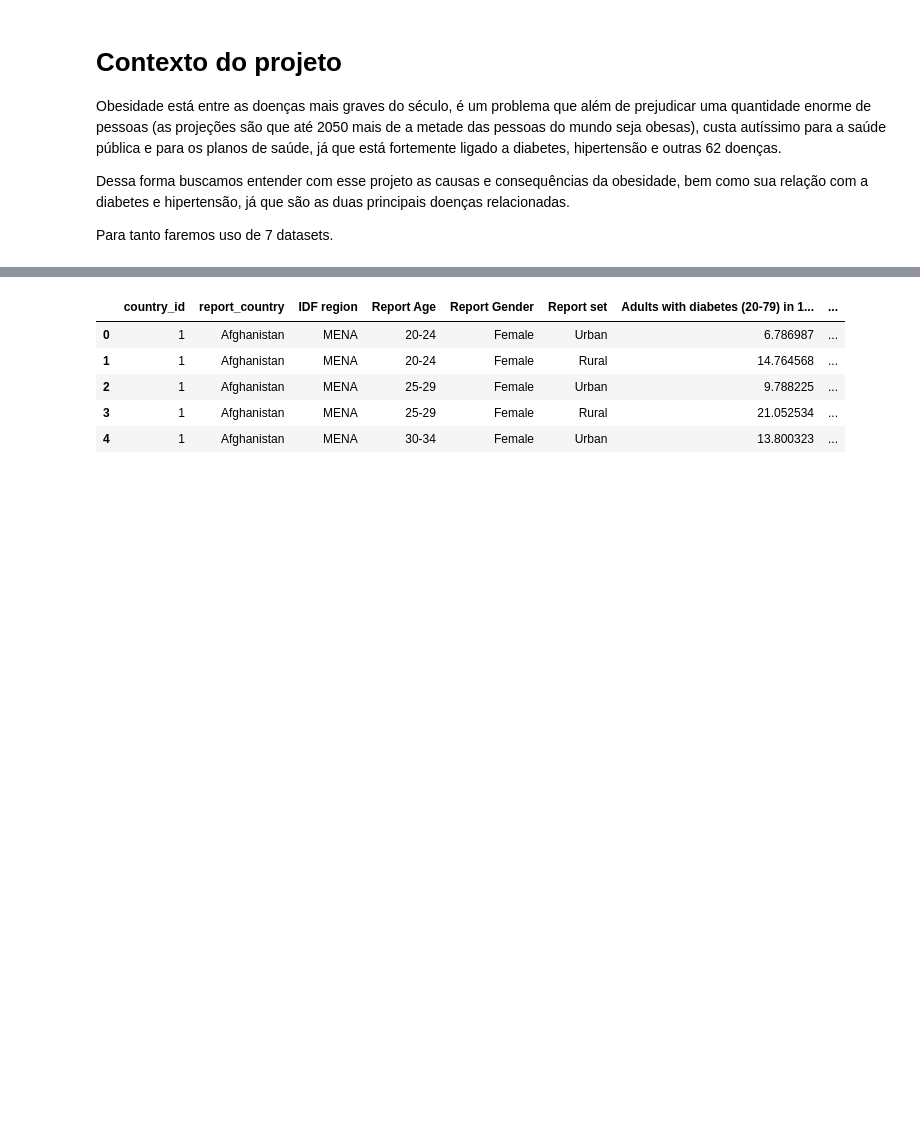
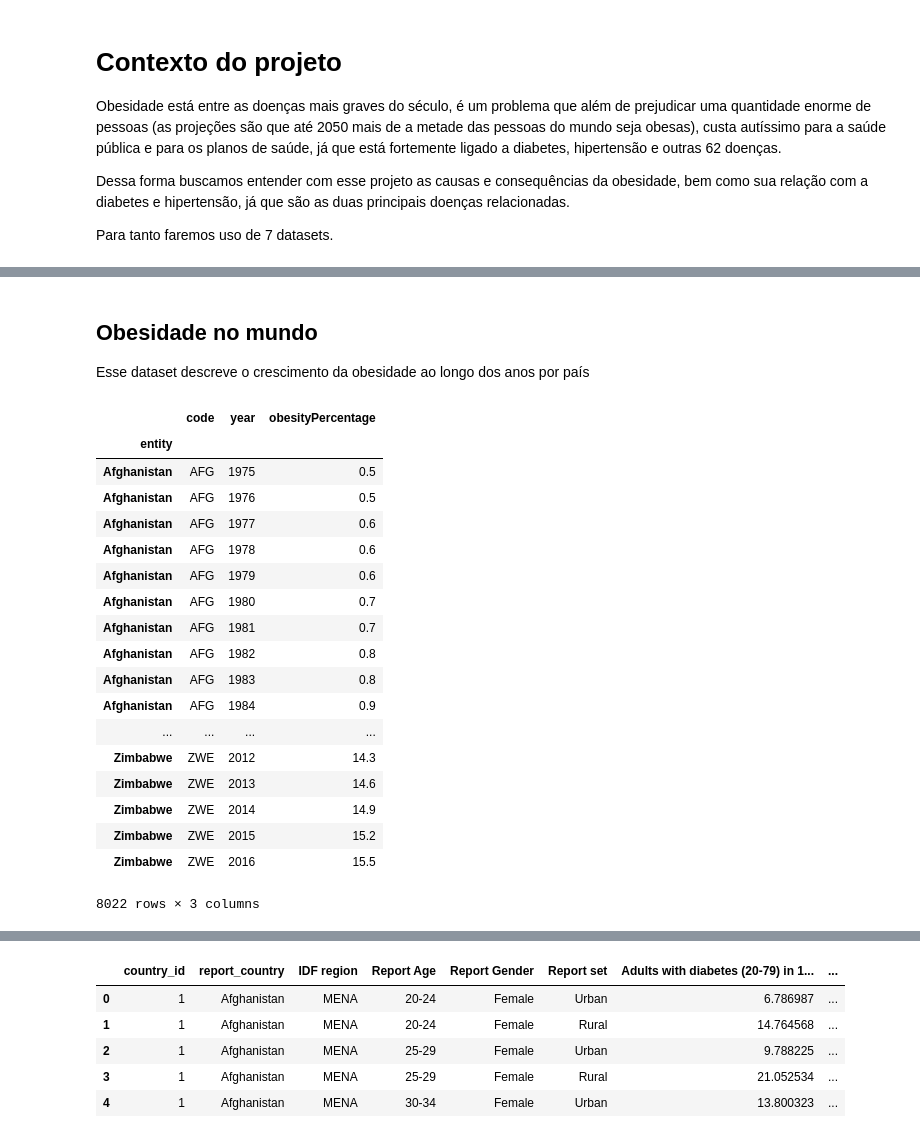
Before and after one commit to if1015-datascience-ufpe/2018-2-projeto-follow-up, a Jupyter notebook: src/Follow UP.ipynb, the cells around one changed output, grey strips where cells are left out. Cells and saved outputs as stored; diff of their text form; code cells hidden in the pictures; blank space fills up the shorter version.

```diff
--- a/src/Follow UP.ipynb
+++ b/src/Follow UP.ipynb
@@ -19,0 +30,28 @@ humanDevelopmentIndex.head()
+# %% [markdown]
+## Obesidade no mundo
+Esse dataset descreve o crescimento da obesidade ao longo dos anos por país
+# %%
+worldObesity = pd.read_csv('./data/share-of-adults-defined-as-obese.csv')
+worldObesity.columns = ['entity', 'code', 'year', 'obesityPercentage']
+worldObesity = worldObesity.set_index('entity')
+worldObesity
+# %% [output]
+|  | code | year | obesityPercentage |
+| entity |  |  |  |
+| Afghanistan | AFG | 1975 | 0.5 |
+| Afghanistan | AFG | 1976 | 0.5 |
+| Afghanistan | AFG | 1977 | 0.6 |
+| Afghanistan | AFG | 1978 | 0.6 |
+| Afghanistan | AFG | 1979 | 0.6 |
+| Afghanistan | AFG | 1980 | 0.7 |
+| Afghanistan | AFG | 1981 | 0.7 |
+| Afghanistan | AFG | 1982 | 0.8 |
+| Afghanistan | AFG | 1983 | 0.8 |
+| Afghanistan | AFG | 1984 | 0.9 |
+| ... | ... | ... | ... |
+| Zimbabwe | ZWE | 2012 | 14.3 |
+| Zimbabwe | ZWE | 2013 | 14.6 |
+| Zimbabwe | ZWE | 2014 | 14.9 |
+| Zimbabwe | ZWE | 2015 | 15.2 |
+| Zimbabwe | ZWE | 2016 | 15.5 |
+8022 rows × 3 columns
```
Also changed, not shown: parts of 10 cells of this notebook.
